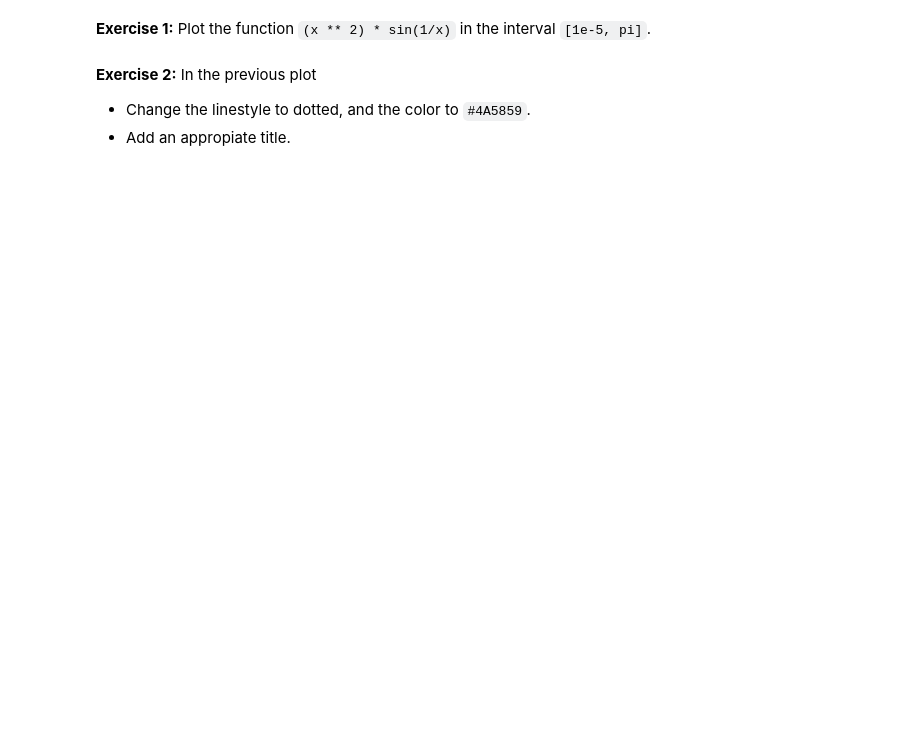
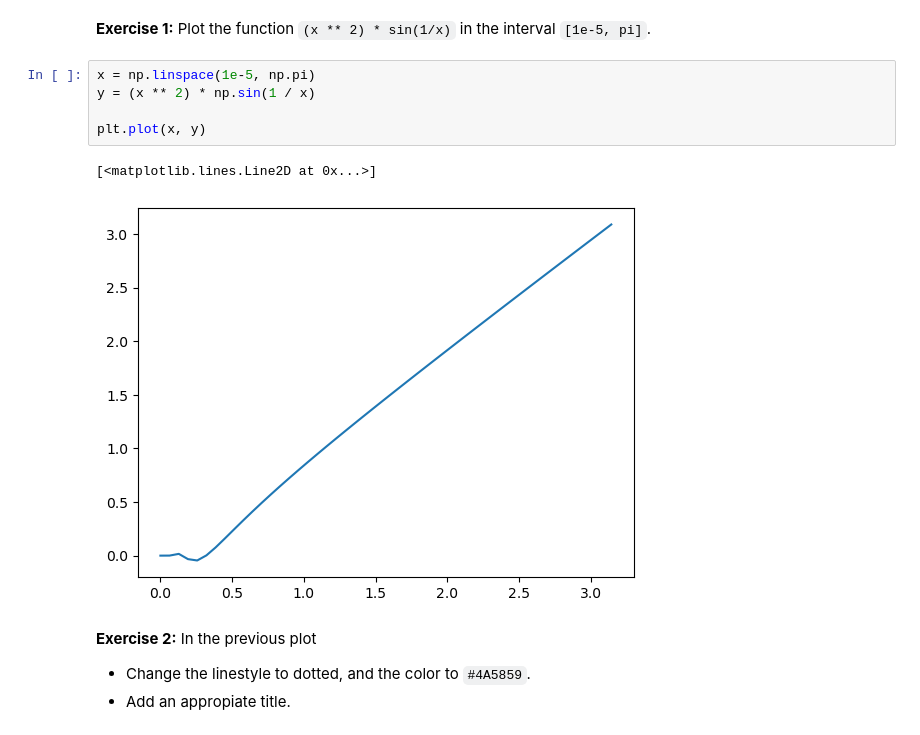
Before and after one commit to Tietgen-ITU/applied-artificial-intelligence, a Jupyter notebook: exercises/lecture-01/Plotting_exercises_w_matplotlib_and_seaborn.ipynb, the cells around one changed output. Drawn from its saved outputs; the diff is of its cells as text; blank space fills up the shorter version.

```diff
--- a/exercises/lecture-01/Plotting_exercises_w_matplotlib_and_seaborn.ipynb
+++ b/exercises/lecture-01/Plotting_exercises_w_matplotlib_and_seaborn.ipynb
@@ -18,5 +18,13 @@ plt.plot(x, y)
 # %% [markdown]
 **Exercise 1:** Plot the function `(x ** 2) * sin(1/x)` in the interval `[1e-5, pi]`.
+# %%
+x = np.linspace(1e-5, np.pi)
+y = (x ** 2) * np.sin(1 / x)
+
+plt.plot(x, y)
+# %% [output]
+[<matplotlib.lines.Line2D at 0x...>]
+[figure, added]
 # %% [markdown]
 **Exercise 2:** In the previous plot
 - Change the linestyle to dotted, and the color to `#4A5859`.
```
Also changed, not shown: parts of 11 cells of this notebook.
